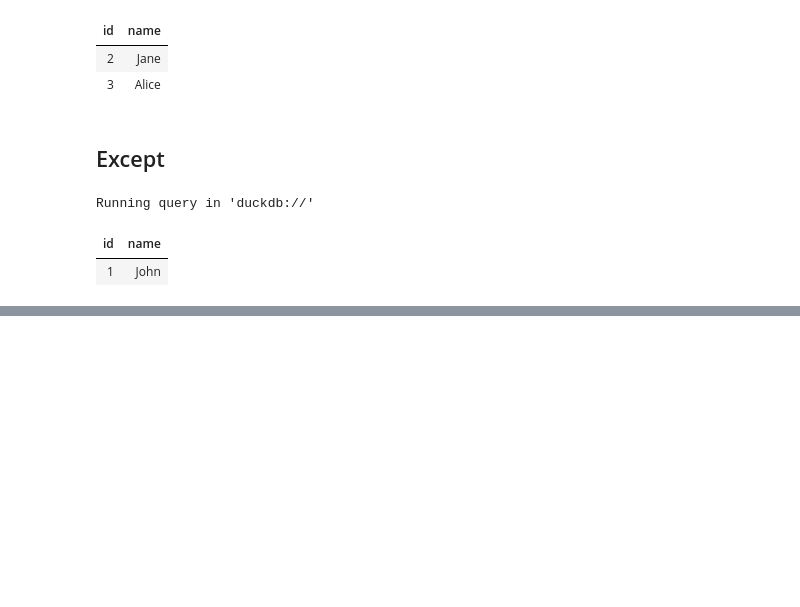
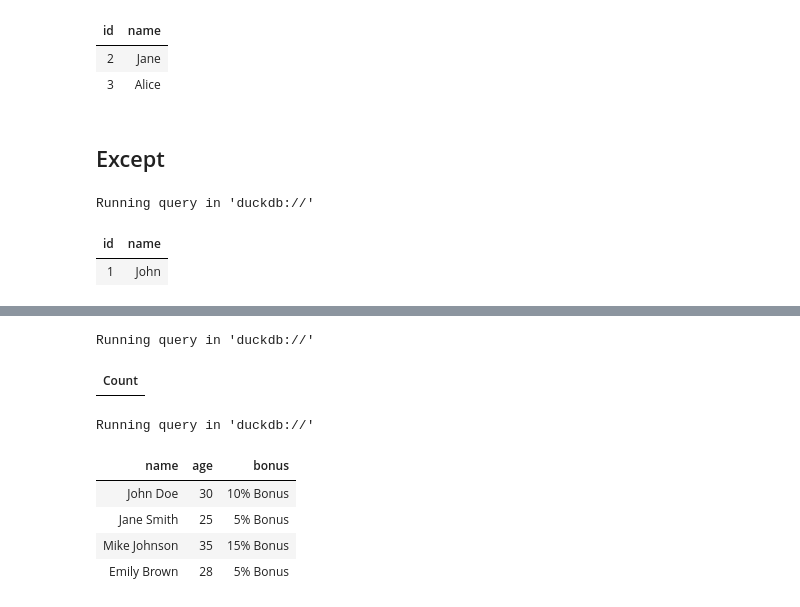
Before and after one commit to davidpet/snippets, a Jupyter notebook: SQL/Advanced Queries.ipynb, the cells around one changed output, grey strips where cells are left out. Saved outputs shown, nothing was run; the diff lists cells and outputs as text; code cells hidden in the pictures; blank space fills up the shorter version.

```diff
--- a/SQL/Advanced Queries.ipynb
+++ b/SQL/Advanced Queries.ipynb
@@ -300,0 +444,37 @@ Running query in 'duckdb://'
+# %%
+%%sql
+
+CREATE OR REPLACE TABLE employees (
+    id INT PRIMARY KEY,
+    name VARCHAR(100),
+    age INT,
+    salary DECIMAL(10, 2)
+);
+
+INSERT INTO employees (id, name, age, salary)
+VALUES (1, 'John Doe', 30, 5000),
+       (2, 'Jane Smith', 25, 6000),
+       (3, 'Mike Johnson', 35, 7000),
+       (4, 'Emily Brown', 28, 5500);
+# %% [output]
+Running query in 'duckdb://'
+| Count |
+# %%
+%%sql
+
+SELECT name,
+       age,
+       CASE
+           WHEN age < 25 THEN 'No Bonus'
+           WHEN age >= 25 AND age < 30 THEN '5% Bonus'
+           WHEN age >= 30 AND age < 35 THEN '10% Bonus'
+           ELSE '15% Bonus'
+       END AS bonus
+FROM employees;
+# %% [output]
+Running query in 'duckdb://'
+| name | age | bonus |
+| John Doe | 30 | 10% Bonus |
+| Jane Smith | 25 | 5% Bonus |
+| Mike Johnson | 35 | 15% Bonus |
+| Emily Brown | 28 | 5% Bonus |
```
Also changed, not shown: parts of 16 cells of this notebook, 3 other files.
